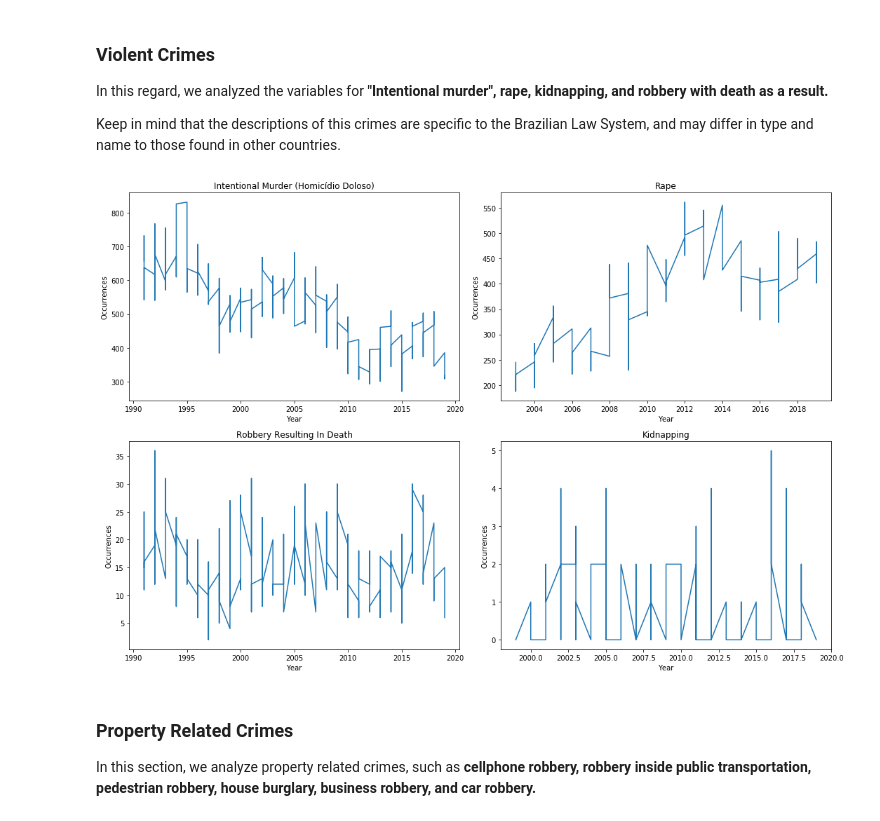
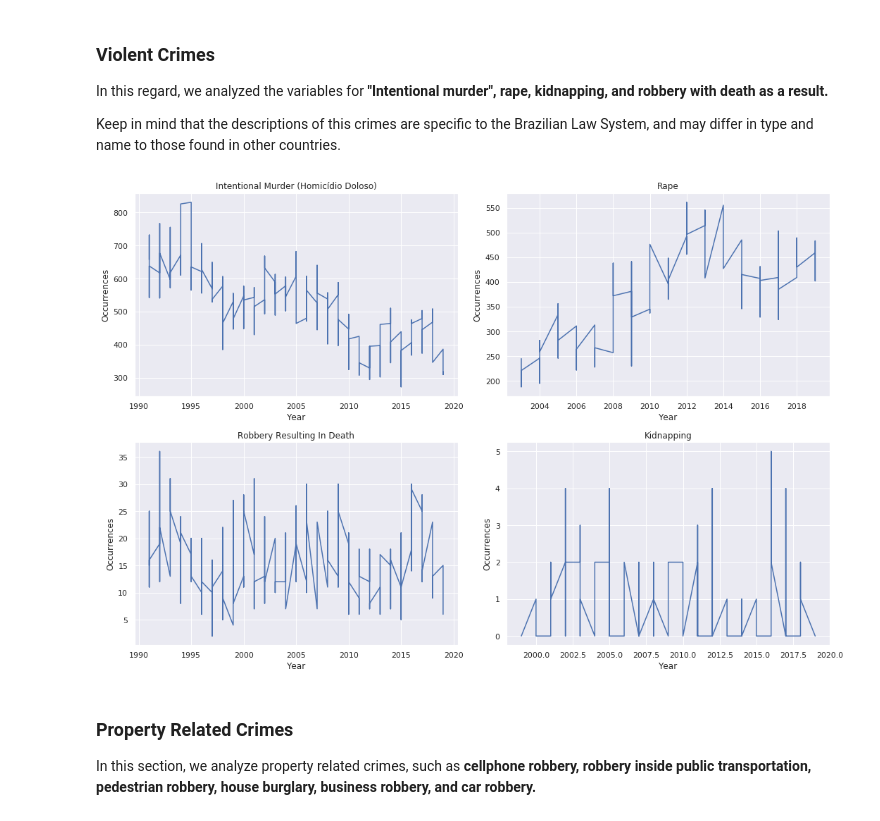
Before and after one commit to rafaelnduarte/Analysis_of_Violence_in_Rio_de_Janeiro, a Jupyter notebook: Analysis_of_violence_in_Rio_De_Janeiro.ipynb, the cells around one changed output. Cells and saved outputs as stored; diff of their text form; code cells hidden in the pictures.

```diff
--- a/Analysis_of_violence_in_Rio_De_Janeiro.ipynb
+++ b/Analysis_of_violence_in_Rio_De_Janeiro.ipynb
@@ -299,35 +320,35 @@ Keep in mind that the descriptions of this crimes are specific to the Brazilian
 # %%
 #@title Visualization
 # plotting the graphs
 fig, ax = plt.subplots(nrows=2, ncols=2, figsize=(15,10))
-
+sns.set()
 # graph 1
 ax[0,0].plot(df.vano, df.hom_doloso)
 ax[0,0].set_title("Intentional Murder (Homicídio Doloso)")
 ax[0,0].set_xlabel("Year")
 ax[0,0].set_ylabel("Occurrences")
 
 # graph 2
 ax[0,1].plot(df.vano, df.estupro)
 ax[0,1].set_title("Rape")
 ax[0,1].set_xlabel("Year")
 ax[0,1].set_ylabel("Occurrences")
 
 # graph 3
 ax[1,0].plot(df.vano, df.latrocinio)
 ax[1,0].set_title("Robbery Resulting In Death")
 ax[1,0].set_xlabel("Year")
 ax[1,0].set_ylabel("Occurrences")
 
 # graph 4
 ax[1,1].plot(df.vano, df.sequestro)
 ax[1,1].set_title("Kidnapping")
 ax[1,1].set_xlabel("Year")
 ax[1,1].set_ylabel("Occurrences")
 
 fig.tight_layout();
 # %% [output]
-[figure, old version]
+[figure, new version]
 # %% [markdown]
 ### Property Related Crimes
 
```
Also changed, not shown: parts of 8 cells of this notebook.
